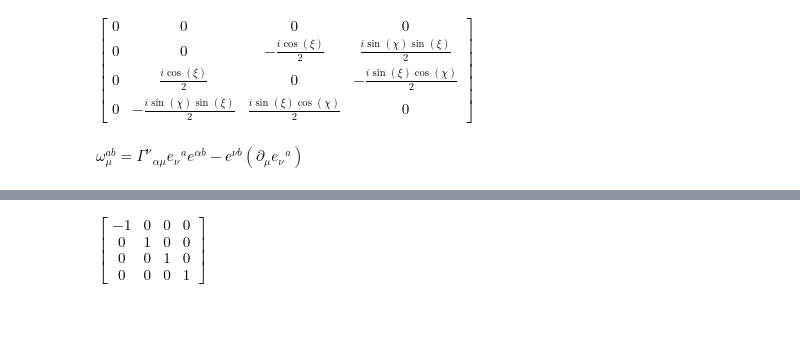
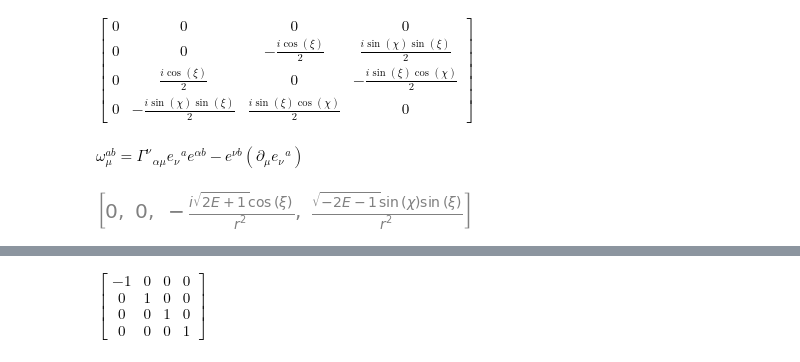
Before and after one commit to MagicMonti/Neutrinos, a Jupyter notebook: code/calculations.ipynb, the cells around one changed output, grey strips where cells are left out. Drawn from its saved outputs; the diff is of its cells as text; code cells hidden in the pictures; blank space fills up the shorter version.

```diff
--- a/code/calculations.ipynb
+++ b/code/calculations.ipynb
@@ -75,8 +113,13 @@ schwarzschild_m = TensorHead('g', [Global, Global])
 KY = TensorHead("f", [Global, Global]) #Killin-Yano tensor
 x = TensorHead('x', [Global])
 
-repl[x(mu)] = [t, r, theta, phi]
+#repl[x(mu)] = [t, r, theta, phi]
+repl[x(mu)] = [t, x_, y_, z_]
 repl[minkowski_m(-a, -b)] = eta.tolist()
 repl[schwarzschild_m(-mu, -nu)] = g_.tensor().tolist()
-repl[Gamma(alpha, -mu, -nu)] = ch.tensor().tolist()
-repl[KY(-alpha, -beta)] = f_.tolist()
+repl[Gamma(rho, -mu, -nu)] = ch.tensor().tolist()
+repl[KY(-mu, -nu)] = f_.tolist()
+
+u = TensorHead('u', [Global])
+#repl[u(mu)] = [u_t, u_r, 0 ,u_phi]
+repl[u(mu)] = [u_t, u_x, u_y ,u_z]
@@ -95,12 +143,7 @@ $\displaystyle \left[\begin{matrix}\left[\begin{matrix}0 & 0 & 0 & 0\\0 & 0 & 0
 
 $L^\mu = f^\mu_{\ \ \ \nu} u^\nu$
 # %%
-u = TensorHead('u', [Global])
-#u_t, u_r, u_theta, u_phi = symbols("u_t u_r u_theta u_phi", real = True, positive=True)
-u_t = u_t(r)
-u_r = u_r(r)
-u_phi = u_phi(r)
-repl[u(mu)] = [u_t, u_r, 0 ,u_phi]
+
 L = KY(mu,-nu)*u(nu)
 Norm_L = L(alpha)*L(-alpha)
 Norm_value = Norm_L.replace_with_arrays(repl, [])
@@ -316,0 +320,12 @@ tetrad_ = simplify(tetraed(-i, mu).replace_with_arrays(repl, [-i,mu]).subs(u_r(r
+# %%
+result = deltav.replace_with_arrays(repl, [mu]).subs(psi,0)
+# %%
+result_ = [
+    simplify(limit(result[0], L ,0).subs(theta,pi/2).subs(r_s, 2*M)),
+    simplify(limit(result[1], L ,0).subs(theta,pi/2).subs(r_s, 2*M)),
+    simplify(limit(result[2], L ,0).subs(theta,pi/2).subs(r_s, 2*M)),
+    simplify(limit(result[3], L ,0).subs(theta,pi/2).subs(r_s, 2*M))
+]
+result_
+# %% [output]
+[figure, added]
```
Also changed, not shown: parts of 33 cells of this notebook.
